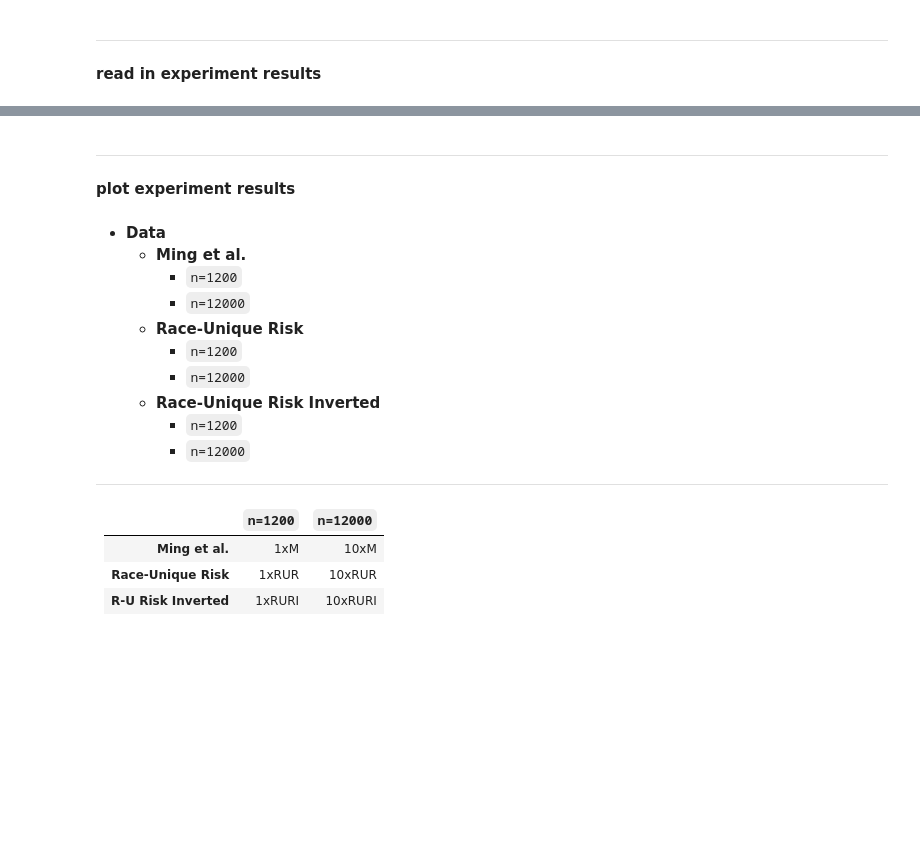
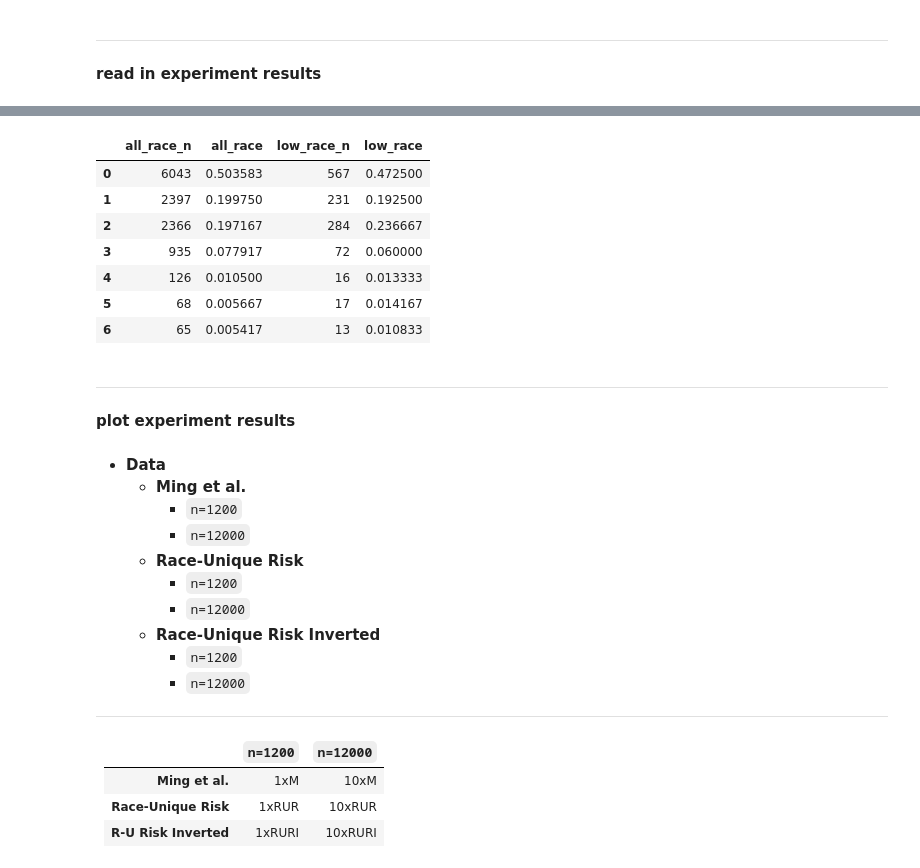
Before and after one commit to illato/vigilant-computing-machine, a Jupyter notebook: source/Notebooks/results_brief_MVS.ipynb, the cells around one changed output, grey strips where cells are left out. Drawn from its saved outputs; the diff is of its cells as text; code cells hidden in the pictures; blank space fills up the shorter version.

```diff
--- a/source/Notebooks/results_brief_MVS.ipynb
+++ b/source/Notebooks/results_brief_MVS.ipynb
@@ -60,3 +118,15 @@ experiments_rcic = \
+# %%
+# Ming et al. - n=12000 - race-conditional inductive classifier
+get_exp_rep_table(experiments_rcic[1])
+# %% [output]
+|  | all_race_n | all_race | low_race_n | low_race |
+| 0 | 6043 | 0.503583 | 567 | 0.472500 |
+| 1 | 2397 | 0.199750 | 231 | 0.192500 |
+| 2 | 2366 | 0.197167 | 284 | 0.236667 |
+| 3 | 935 | 0.077917 | 72 | 0.060000 |
+| 4 | 126 | 0.010500 | 16 | 0.013333 |
+| 5 | 68 | 0.005667 | 17 | 0.014167 |
+| 6 | 65 | 0.005417 | 13 | 0.010833 |
 # %% [markdown]
 ----
 __plot experiment results__
```
Also changed, not shown: parts of 7 cells of this notebook, 7 other files.
